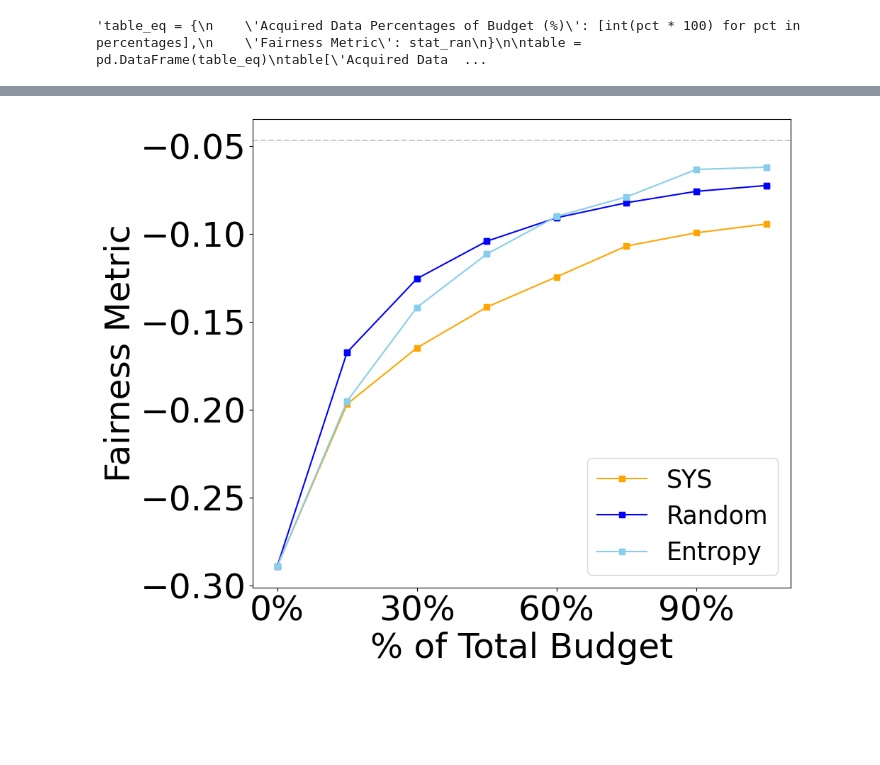
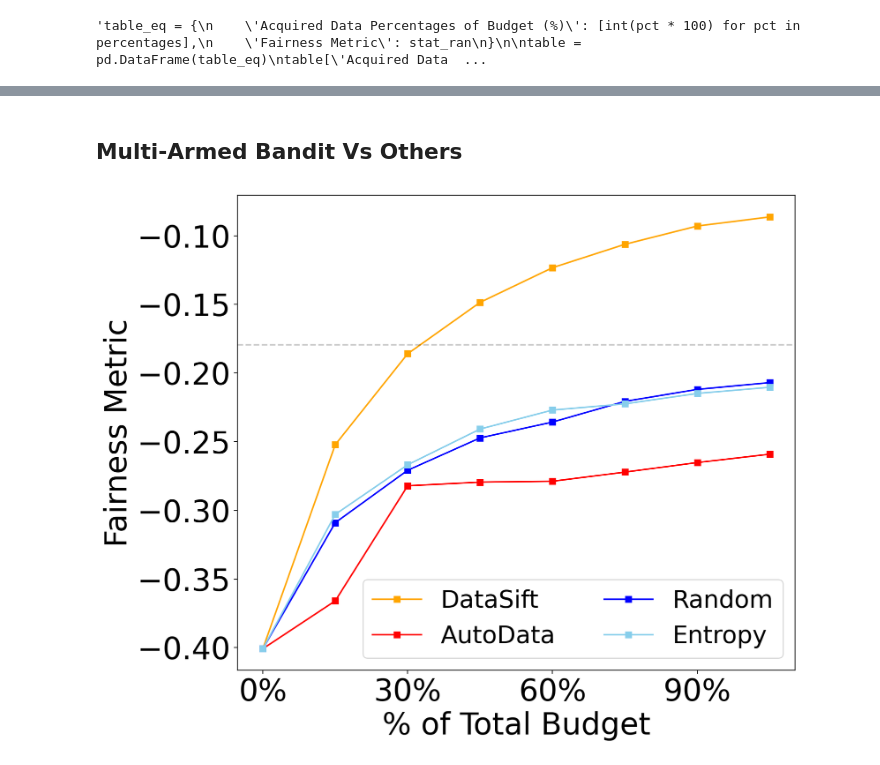
Before and after one commit to jahid674/DataSift, a Jupyter notebook: Experiments.ipynb, the cells around one changed output, grey strips where cells are left out. Cells and saved outputs as stored; diff of their text form; code cells hidden in the pictures; blank space fills up the shorter version.

```diff
--- a/Experiments.ipynb
+++ b/Experiments.ipynb
@@ -510,6 +487,6 @@ MAB_inf_update_data, MAB_inf_iteration_count, MAB_inf_iteration_count_ex, MAB_in
 # %%
-#Stat_update_data_dist, i_values_stat_dist, i_values_ex_stat_dist, stat_ex_dist, stat_dist, acc_stat_dist, time_per_iteration_stat_dist, cluster_count_dist, iteration_time1_dist = mab_algorithm_dist(clustered_data, dataset_name, train_smart_df, test_orig_df, model_smart, Target_attribute, mini_batch_size=mini_batch_size, max_iteration=50, tau=0.01, budget=data_acq_size, Euclid_normalized_d=normalized_distance)
+Stat_update_data_dist, i_values_stat_dist, i_values_ex_stat_dist, stat_ex_dist, stat_dist, acc_stat_dist, time_per_iteration_stat_dist, cluster_count_dist, iteration_time1_dist = mab_algorithm_dist(clustered_data, dataset_name, train_smart_df, test_orig_df, model_smart, Target_attribute, mini_batch_size=mini_batch_size, max_iteration=20, tau=tau, budget=data_acq_size, Euclid_normalized_d=normalized_distance, alpha=0.1)
 # %% [markdown]
 ## Random Acquisition
 # %%
-data_random, i_values_ex_ran, i_values_ran, stat_ran, stat_ex_ran, acc_ran, time_per_iteration_ran =random_algorithm(datapool, dataset_name, train_smart_df, test_orig_df, model_smart, Target_attribute, mini_batch_size=mini_batch_size, tau=.01, budget=data_acq_size)
+data_random, i_values_ex_ran, i_values_ran, stat_ran, stat_ex_ran, acc_ran, time_per_iteration_ran =random_algorithm(datapool, dataset_name, train_smart_df, test_orig_df, model_smart, Target_attribute, mini_batch_size=mini_batch_size, tau=tau, budget=data_acq_size)
@@ -519,0 +495,2 @@ data_random.shape
+# %%
+data_entropy, i_values_ex_ent, i_values_ent, stat_ent, stat_ex_ent, acc_ent, time_per_iteration_ent =random_algorithm(datapool, dataset_name, train_smart_df, test_orig_df, model_smart, Target_attribute, mini_batch_size=mini_batch_size, tau=tau, budget=data_acq_size)
@@ -567,2 +545,0 @@ plt.show()'''
-# %%
-Data_entrophy, i_values_ex_ent, i_values_ent, stat_ent, stat_ex_ent, acc_ent, time_per_iteration_ent=entropy_based_algorithm(datapool, dataset_name, train_smart_df, test_orig_df, model_smart, Target_attribute, mini_batch_size=mini_batch_size, tau=.01, budget=data_acq_size)
@@ -584,61 +546,54 @@ plt.show()
+# %% [markdown]
+## Multi-Armed Bandit Vs Others
 # %%
-import os
-import matplotlib.pyplot as plt
-import matplotlib.ticker as mticker
+folder_path = '/Users/hasan89/Library/CloudStorage/OneDrive-purdue.edu/Ph.D. Resource/Research Code/Plots/DataSift Final'
+file_name = 'adult.pdf'
 
-# Define folder path and file name
-folder_path = '/Users/hasan89/Library/CloudStorage/OneDrive-purdue.edu/Ph.D. Resource/Research Code/Plots/Sys for different model'
-file_name = 'Income_SVM.pdf'
-
-# Create the directory if it doesn't exist
 os.makedirs(folder_path, exist_ok=True)
 file_path = os.path.join(folder_path, file_name)
 
-# Set the figure size while keeping the aspect ratio the same
-plt.figure(figsize=(10,8))  # Adjust the values as needed, keeping the same ratio
+plt.figure(figsize=(10,8))
 
-# Plotting with filtering inside the plot command
 plt.plot(
     [i for i in i_values_ex_stat if i % 1 == 0],
     [stat_ex[i_values_ex_stat.index(i)] for i in i_values_ex_stat if i % 1 == 0],
-    color='orange', marker='s', linestyle='-', label='SYS'
+    color='orange', marker='s', linestyle='-', label='DataSift',
 )
-
+plt.plot(
+    [i for i in i_values_ex_stat_dist if i % 1 == 0],
+    [stat_ex_dist[i_values_ex_stat_dist.index(i)] for i in i_values_ex_stat_dist if i % 1 == 0],
+    color='r', marker='s', linestyle='-', label='AutoData'
+)
 plt.plot(
     [i for i in i_values_ex_ran if i % 1 == 0],
     [stat_ex_ran[i_values_ex_ran.index(i)] for i in i_values_ex_ran if i % 1 == 0],
     color='b', marker='s', linestyle='-', label='Random'
 )
 
 plt.plot(
     [i for i in i_values_ex_ent if i % 1 == 0],
     [stat_ex_ent[i_values_ex_ent.index(i)] for i in i_values_ex_ent if i % 1 == 0],
     color='skyblue', marker='s', linestyle='-', label='Entropy'
 )
 
-# Horizontal line for full parity
 plt.axhline(y=full_parity, color='black', alpha=0.2, linestyle='--')
 
-# Format x-axis
 plt.gca().xaxis.set_major_formatter(
     mticker.FuncFormatter(
         lambda x, _: f'{min(x * (mini_batch_size / data_acq_size) * 100, 100):.0f}%'
     )
 )
 
-# Labels and legend with increased font size
-plt.xlabel('% of Total Budget', fontsize=35)
-plt.ylabel('Fairness Metric', fontsize=35)
-plt.legend(loc='lower right', bbox_to_anchor=(0.999, 0.001), fontsize=25)
+plt.xlabel('% of Total Budget', fontsize=30)
+plt.ylabel('Fairness Metric', fontsize=30)
+plt.legend(fontsize=24, ncol=2)
 
-# Increase tick label font size
-plt.tick_params(axis='both', which='major', labelsize=35)
 
-# Adjust layout to prevent cropping
+plt.tick_params(axis='both', which='major', labelsize=30)
 plt.tight_layout()
 
-# Save the figure and show the plot
+
 #plt.savefig(file_path, format='pdf', dpi=600)
 plt.show()
 # %% [output]
-[figure, old version]
+[figure, new version]
```
Also changed, not shown: parts of 83 cells of this notebook, 5 other files.
